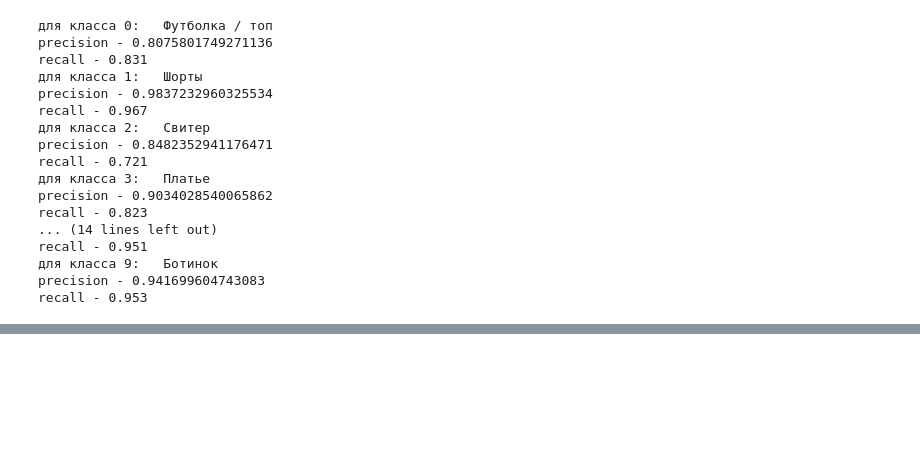
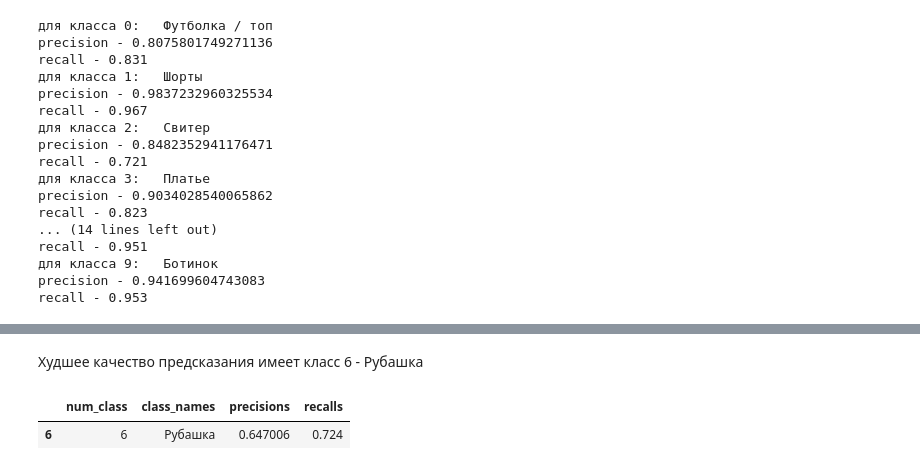
Before and after one commit to OlegRev/Introduction_to_neural_networks, a Jupyter notebook: intro_neural_network_task2.ipynb, the cells around one changed output, grey strips where cells are left out. Cells and saved outputs as stored; diff of their text form; code cells hidden in the pictures; blank space fills up the shorter version.

```diff
--- a/intro_neural_network_task2.ipynb
+++ b/intro_neural_network_task2.ipynb
@@ -747,0 +760,7 @@ recall - 0.953
+# %% [markdown]
+Худшее качество предсказания имеет класс 6 - Рубашка
+# %%
+res_df.sort_values('precisions').head(1)
+# %% [output]
+|  | num_class | class_names | precisions | recalls |
+| 6 | 6 | Рубашка | 0.647006 | 0.724 |
```
Also changed, not shown: parts of 9 cells of this notebook.
